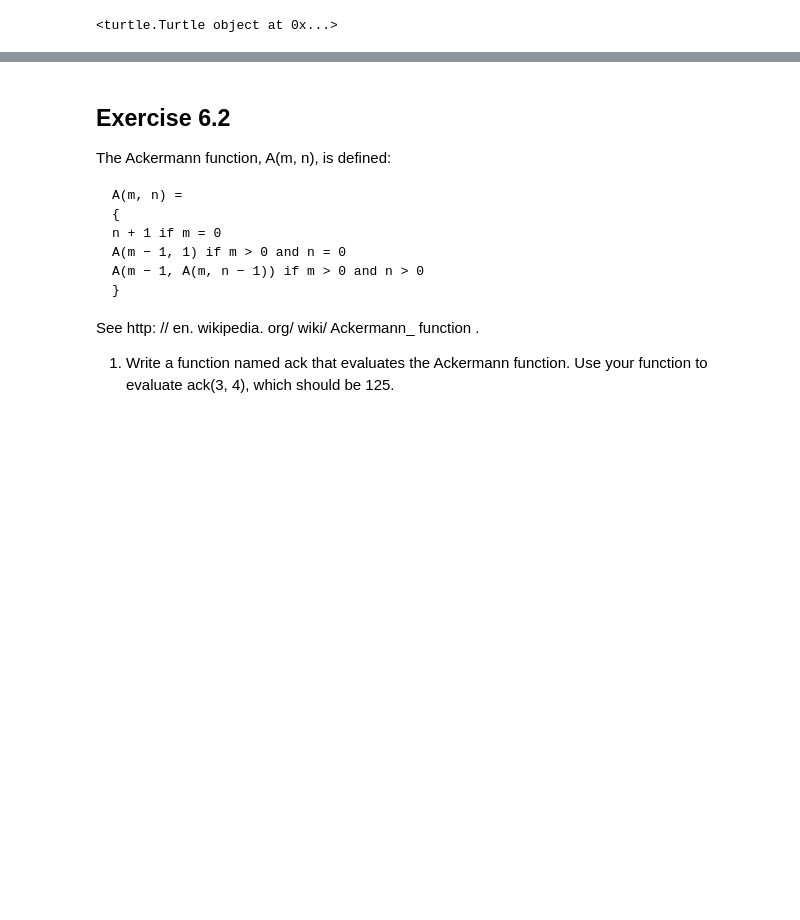
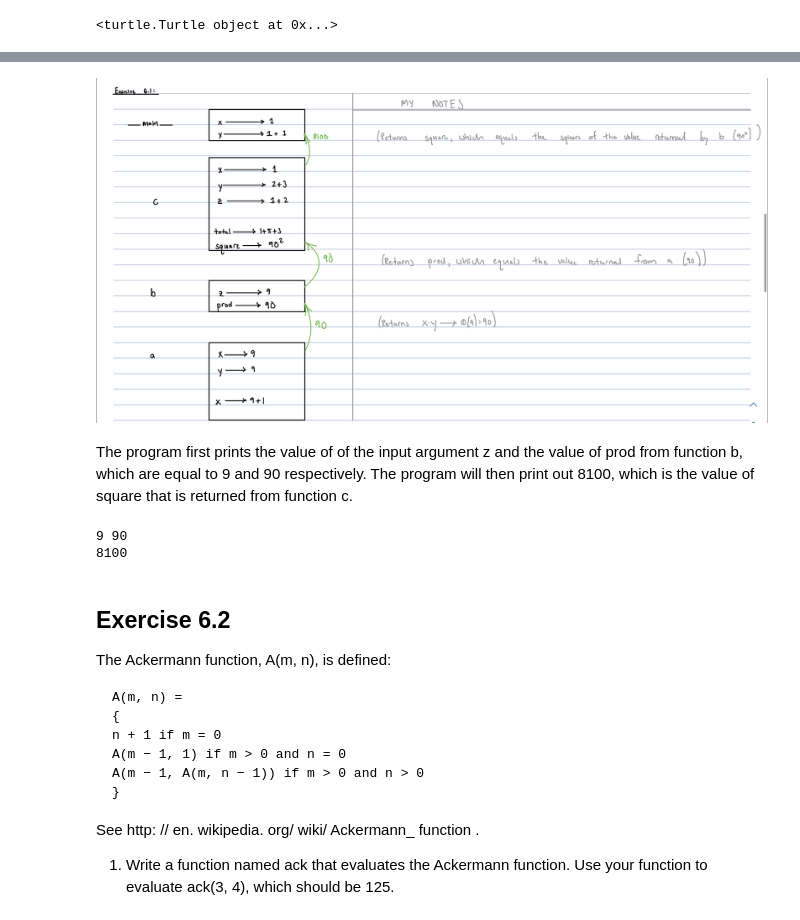
Before and after one commit to abakhtar23/ME-5194, a Jupyter notebook: ME 5194 HW2.ipynb, the cells around one changed output, grey strips where cells are left out. Cells and saved outputs as stored; diff of their text form; code cells hidden in the pictures; blank space fills up the shorter version.

```diff
--- a/ME 5194 HW2.ipynb
+++ b/ME 5194 HW2.ipynb
@@ -381,3 +415,30 @@ im_png.show()
+# %%
+Image("//coeit.osu.edu/home/b/bakhtar.1/Downloads/exercise_6_1_thinkpython_HW2.jpeg")
+# %% [output]
+[figure, added]
+# %% [markdown]
+The program first prints the value of of the input argument z and the value of prod from function b, which are equal to 9 and 90 respectively. The program will then print out 8100, which is the value of square that is returned from function c.
+# %%
+def b(z):
+    prod = a(z, z)
+    print(z, prod)
+    return prod
+
+def a(x, y):
+    x = x + 1
+    return x * y
+
+def c(x, y, z):
+    total = x + y + z
+    square = b(total)**2
+    return square
+
+x = 1
+y = x + 1
+print(c(x, y+3, x+y))
+# %% [output]
+9 90
+8100
 # %% [markdown]
 ## Exercise 6.2
 
```
Also changed, not shown: parts of 17 cells of this notebook.
